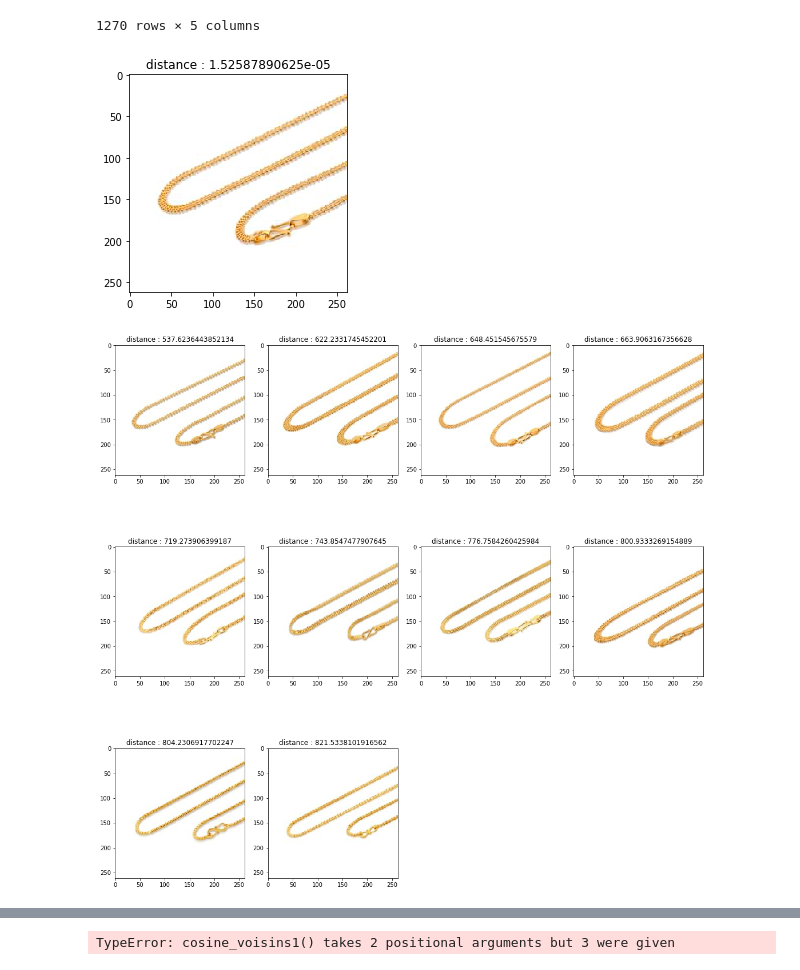
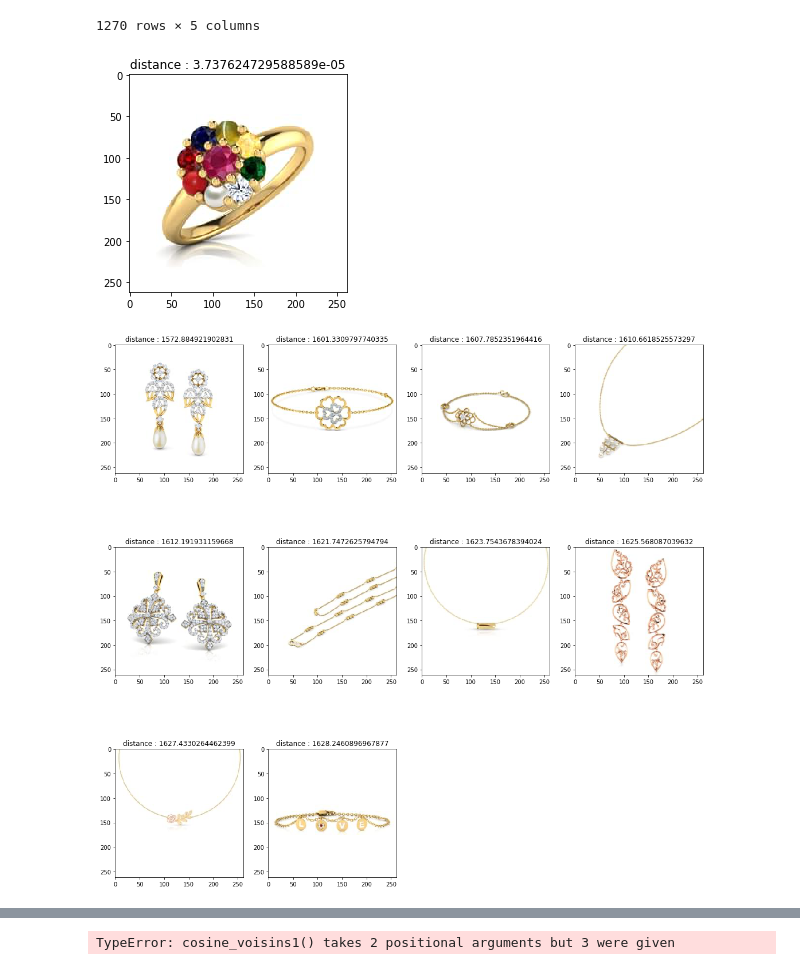
Before and after one commit to m-emmeline/Projet_RecomStyle, a Jupyter notebook: recom_style.ipynb, the cells around one changed output, grey strips where cells are left out. Saved outputs shown, nothing was run; the diff lists cells and outputs as text; code cells hidden in the pictures.

```diff
--- a/recom_style.ipynb
+++ b/recom_style.ipynb
@@ -279,9 +279,9 @@ def affichage_voisins(df_bijoux, autre, k, indice, voisins, nom=""):
     plt.tight_layout()
     plt.show()
 # %%
-voisins = trouve_voisins(df_bijoux, 15, nom="necklace")
+voisins = trouve_voisins(df_bijoux, 0, nom="ring")
 # %%
-affichage_voisins(df_bijoux, False, 10, 15, voisins, "necklace")
+affichage_voisins(df_bijoux, True, 10, 0, voisins, "ring")
 # %% [output]
-[figure, old version]
+[figure, new version]
-[figure, old version]
+[figure, new version]
```
Also changed, not shown: parts of 7 cells of this notebook.
